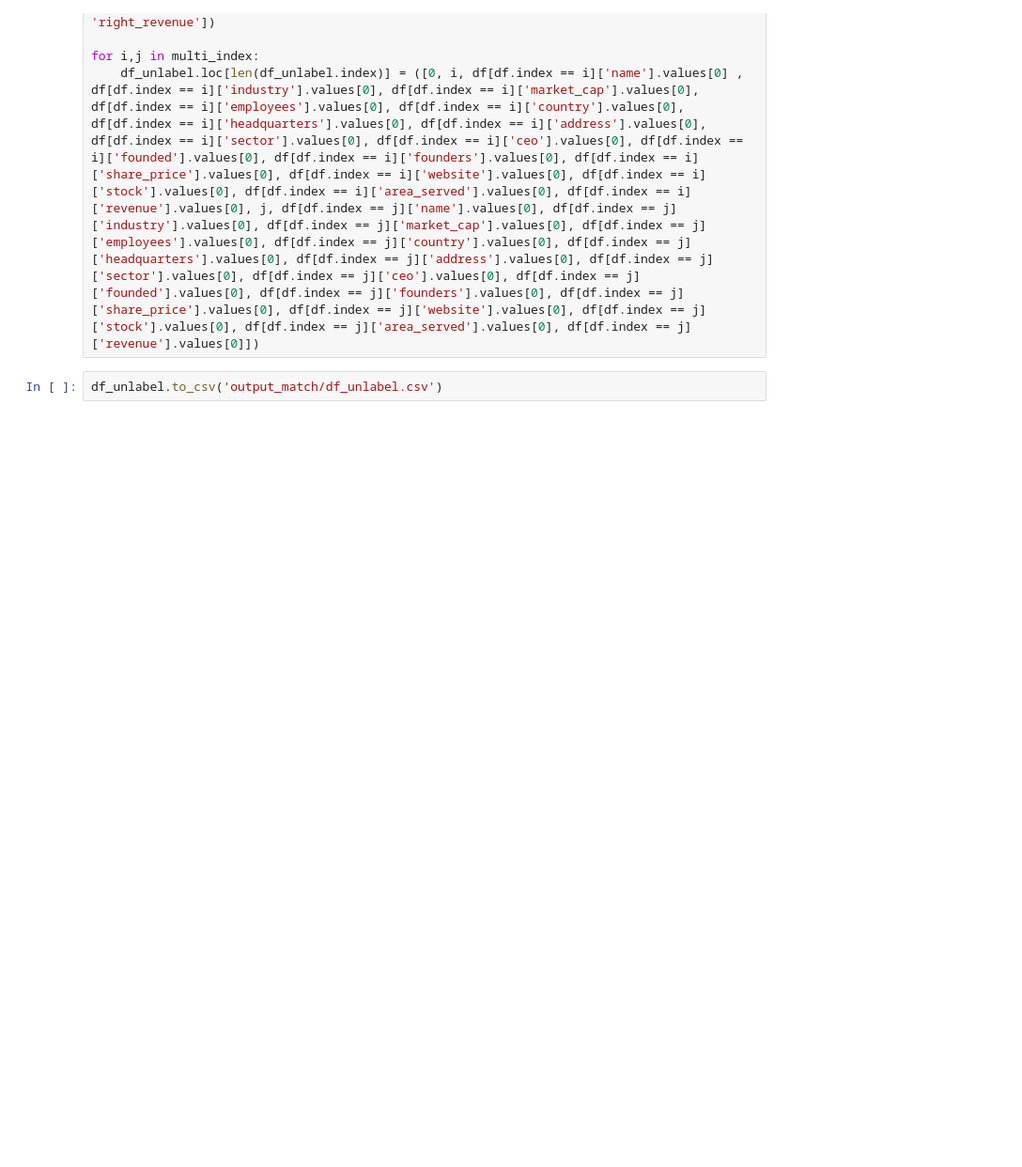
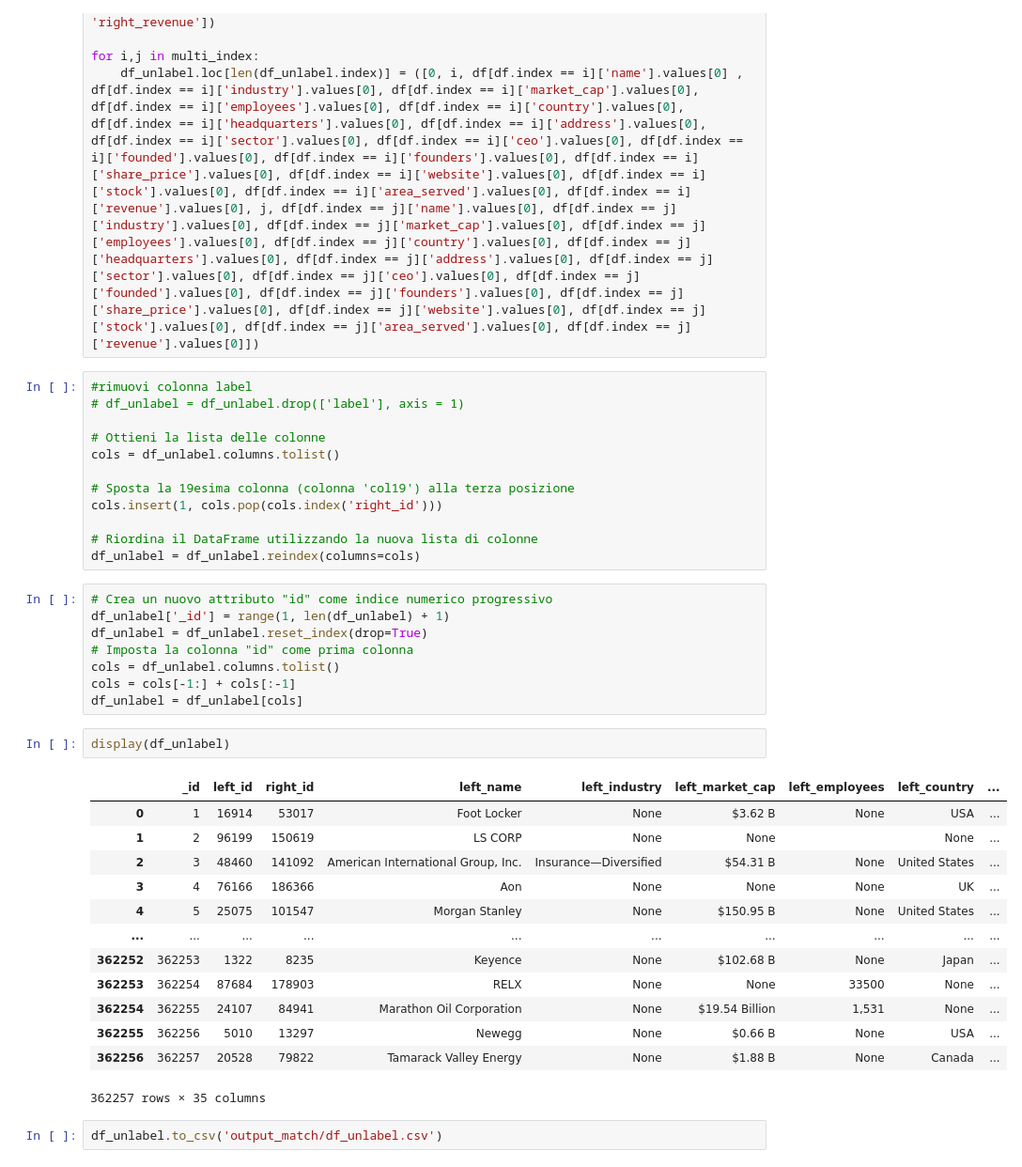
Before and after one commit to dedo99/Progetto_Finale_IDD, a Jupyter notebook: record_linkage_creation_unlabel.ipynb, the cells around one changed output. Shown: that part at 94% size. Drawn from its saved outputs; the diff is of its cells as text; blank space fills up the shorter version.

```diff
--- a/record_linkage_creation_unlabel.ipynb
+++ b/record_linkage_creation_unlabel.ipynb
@@ -140,6 +140,42 @@ df_unlabel = pd.DataFrame(columns=['label','left_id', 'left_name' , 'left_indust
 
 for i,j in multi_index:
     df_unlabel.loc[len(df_unlabel.index)] = ([0, i, df[df.index == i]['name'].values[0] , df[df.index == i]['industry'].values[0], df[df.index == i]['market_cap'].values[0], df[df.index == i]['employees'].values[0], df[df.index == i]['country'].values[0], df[df.index == i]['headquarters'].values[0], df[df.index == i]['address'].values[0], df[df.index == i]['sector'].values[0], df[df.index == i]['ceo'].values[0], df[df.index == i]['founded'].values[0], df[df.index == i]['founders'].values[0], df[df.index == i]['share_price'].values[0], df[df.index == i]['website'].values[0], df[df.index == i]['stock'].values[0], df[df.index == i]['area_served'].values[0], df[df.index == i]['revenue'].values[0], j, df[df.index == j]['name'].values[0], df[df.index == j]['industry'].values[0], df[df.index == j]['market_cap'].values[0], df[df.index == j]['employees'].values[0], df[df.index == j]['country'].values[0], df[df.index == j]['headquarters'].values[0], df[df.index == j]['address'].values[0], df[df.index == j]['sector'].values[0], df[df.index == j]['ceo'].values[0], df[df.index == j]['founded'].values[0], df[df.index == j]['founders'].values[0], df[df.index == j]['share_price'].values[0], df[df.index == j]['website'].values[0], df[df.index == j]['stock'].values[0], df[df.index == j]['area_served'].values[0], df[df.index == j]['revenue'].values[0]])
+# %%
+#rimuovi colonna label
+# df_unlabel = df_unlabel.drop(['label'], axis = 1)
+
+# Ottieni la lista delle colonne
+cols = df_unlabel.columns.tolist()
+
+# Sposta la 19esima colonna (colonna 'col19') alla terza posizione
+cols.insert(1, cols.pop(cols.index('right_id')))
+
+# Riordina il DataFrame utilizzando la nuova lista di colonne
+df_unlabel = df_unlabel.reindex(columns=cols)
+# %%
+# Crea un nuovo attributo "id" come indice numerico progressivo
+df_unlabel['_id'] = range(1, len(df_unlabel) + 1)
+df_unlabel = df_unlabel.reset_index(drop=True)
+# Imposta la colonna "id" come prima colonna
+cols = df_unlabel.columns.tolist()
+cols = cols[-1:] + cols[:-1]
+df_unlabel = df_unlabel[cols]
+# %%
+display(df_unlabel)
+# %% [output]
+|  | _id | left_id | right_id | left_name | left_industry | left_market_cap | left_employees | left_country | ... |
+| 0 | 1 | 16914 | 53017 | Foot Locker | None | $3.62 B | None | USA | ... |
+| 1 | 2 | 96199 | 150619 | LS CORP | None | None |  | None | ... |
+| 2 | 3 | 48460 | 141092 | American International Group, Inc. | Insurance—Diversified | $54.31 B | None | United States | ... |
+| 3 | 4 | 76166 | 186366 | Aon | None | None | None | UK | ... |
+| 4 | 5 | 25075 | 101547 | Morgan Stanley | None | $150.95 B | None | United States | ... |
+| ... | ... | ... | ... | ... | ... | ... | ... | ... | ... |
+| 362252 | 362253 | 1322 | 8235 | Keyence | None | $102.68 B | None | Japan | ... |
+| 362253 | 362254 | 87684 | 178903 | RELX | None | None | 33500 | None | ... |
+| 362254 | 362255 | 24107 | 84941 | Marathon Oil Corporation | None | $19.54 Billion | 1,531 | None | ... |
+| 362255 | 362256 | 5010 | 13297 | Newegg | None | $0.66 B | None | USA | ... |
+| 362256 | 362257 | 20528 | 79822 | Tamarack Valley Energy | None | $1.88 B | None | Canada | ... |
+362257 rows × 35 columns
 # %%
 df_unlabel.to_csv('output_match/df_unlabel.csv')
 # %% [markdown]
```
Also changed, not shown: parts of 8 cells of this notebook, 4 other files.
